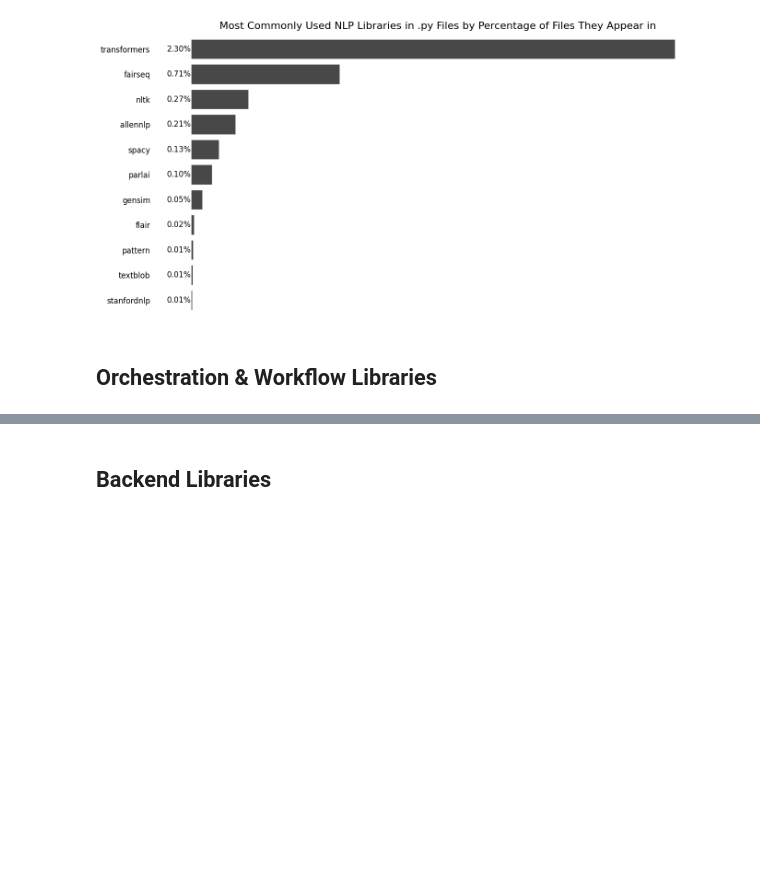
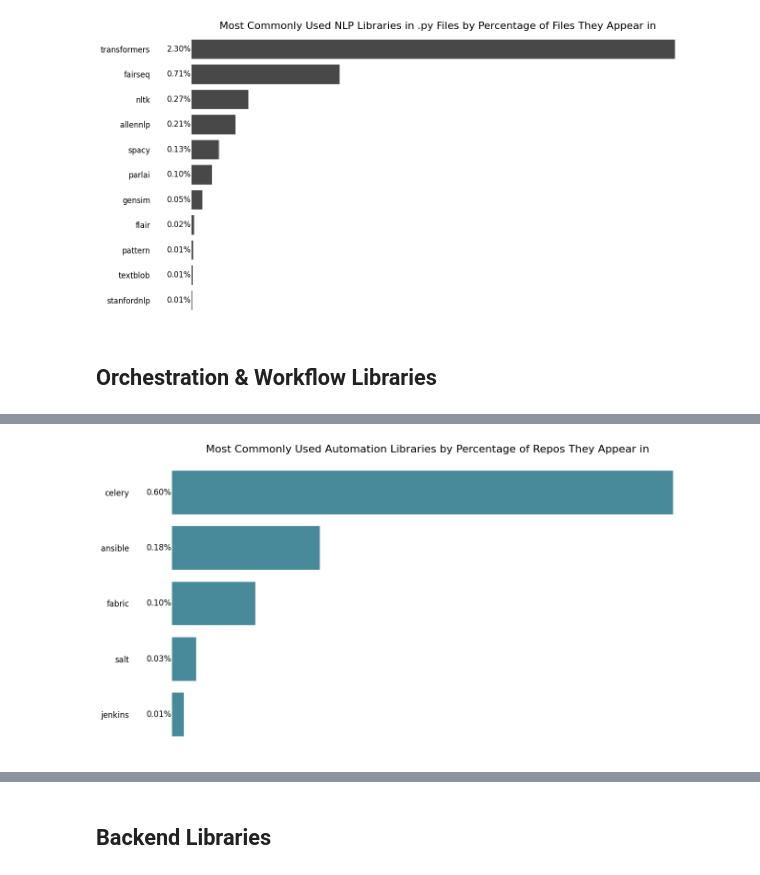
Before and after one commit to tobias-talaj/top-python-repos-analysis, a Jupyter notebook: notebooks/all_libraries_analysis.ipynb, the cells around one changed output, grey strips where cells are left out. Saved outputs shown, nothing was run; the diff lists cells and outputs as text; code cells hidden in the pictures; blank space fills up the shorter version.

```diff
--- a/notebooks/all_libraries_analysis.ipynb
+++ b/notebooks/all_libraries_analysis.ipynb
@@ -238,0 +233,9 @@ plot_popularity(orchestration_libs_in_files_df_py, 'Most Commonly Used Orchestra
+# %%
+automation_imports_all = all_files_imports[all_files_imports['library'].isin(automation_libs)]
+automation_imports_ipynb = ipynb_files_imports[ipynb_files_imports['library'].isin(automation_libs)]
+automation_imports_py = py_files_imports[py_files_imports['library'].isin(automation_libs)]
+# %%
+automation_libs_in_repos_df_all = libraries_in_repos(automation_imports_all)
+plot_popularity(automation_libs_in_repos_df_all, 'Most Commonly Used Automation Libraries by Percentage of Repos They Appear in', 16, all_repo_count)
+# %% [output]
+[figure, added]
```
Also changed, not shown: parts of 9 cells of this notebook.
